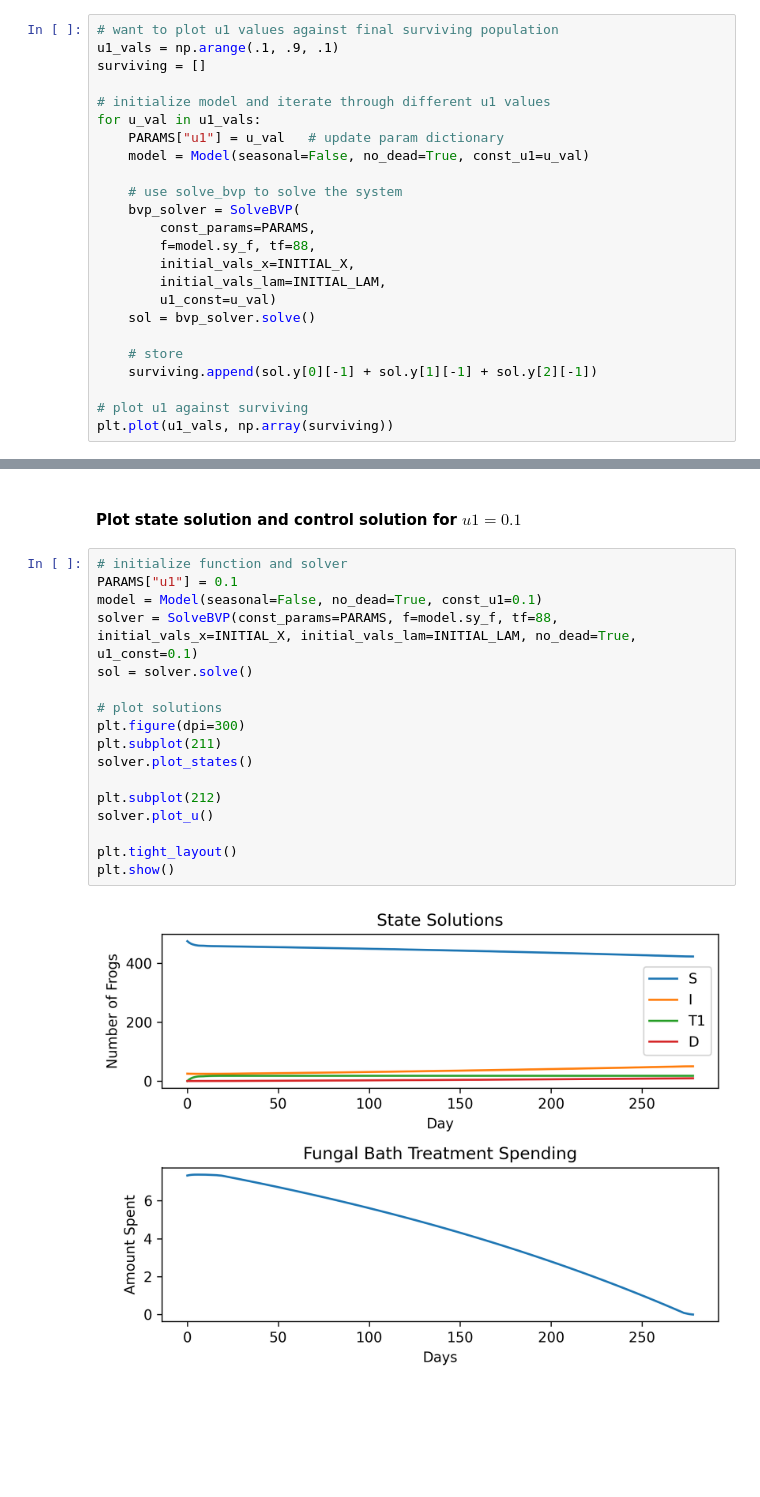
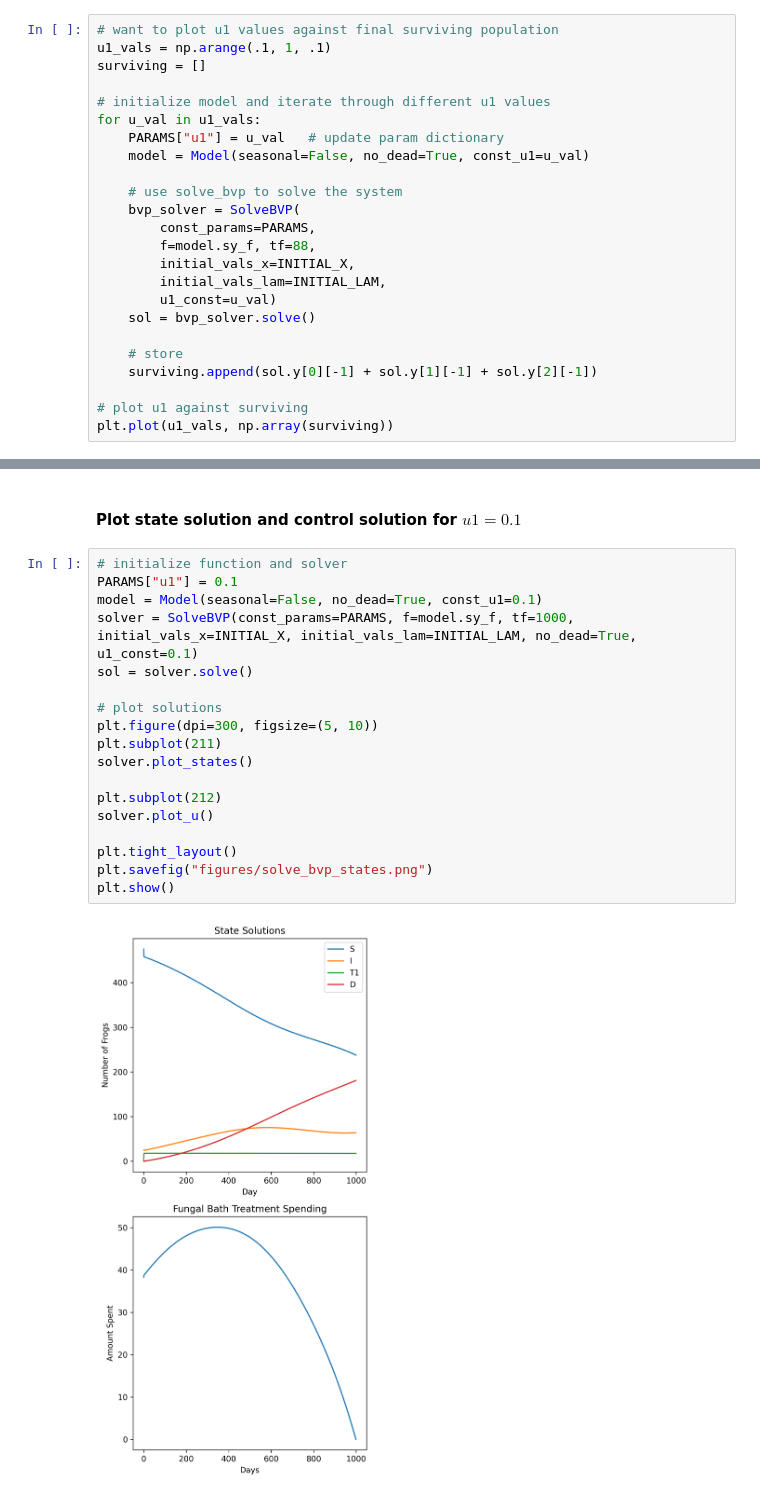
Before and after one commit to ACME-Vol4-Project1/save-axolotls-control, a Jupyter notebook: solve_bvp_control.ipynb, the cells around one changed output, grey strips where cells are left out. Drawn from its saved outputs; the diff is of its cells as text; blank space fills up the shorter version.

Commit message:
reformatted solve_bvp figure and saved it

```diff
--- a/solve_bvp_control.ipynb
+++ b/solve_bvp_control.ipynb
@@ -18,7 +18,7 @@ INITIAL_X = [475, 25, 0]
 INITIAL_LAM = np.ones(3)
 # %%
 # want to plot u1 values against final surviving population
-u1_vals = np.arange(.1, .9, .1)
+u1_vals = np.arange(.1, 1, .1)
 surviving = []
 
 # initialize model and iterate through different u1 values
@@ -48,19 +48,20 @@ plt.plot(u1_vals, np.array(surviving))
 # %%
 # initialize function and solver
 PARAMS["u1"] = 0.1
 model = Model(seasonal=False, no_dead=True, const_u1=0.1)
-solver = SolveBVP(const_params=PARAMS, f=model.sy_f, tf=88, initial_vals_x=INITIAL_X, initial_vals_lam=INITIAL_LAM, no_dead=True, u1_const=0.1)
+solver = SolveBVP(const_params=PARAMS, f=model.sy_f, tf=1000, initial_vals_x=INITIAL_X, initial_vals_lam=INITIAL_LAM, no_dead=True, u1_const=0.1)
 sol = solver.solve()
 
 # plot solutions
-plt.figure(dpi=300)
+plt.figure(dpi=300, figsize=(5, 10))
 plt.subplot(211)
 solver.plot_states()
 
 plt.subplot(212)
 solver.plot_u()
 
 plt.tight_layout()
+plt.savefig("figures/solve_bvp_states.png")
 plt.show()
 # %% [output]
-[figure, old version]
+[figure, new version]
```
Also changed, not shown: parts of 2 cells of this notebook, 1 other file.
